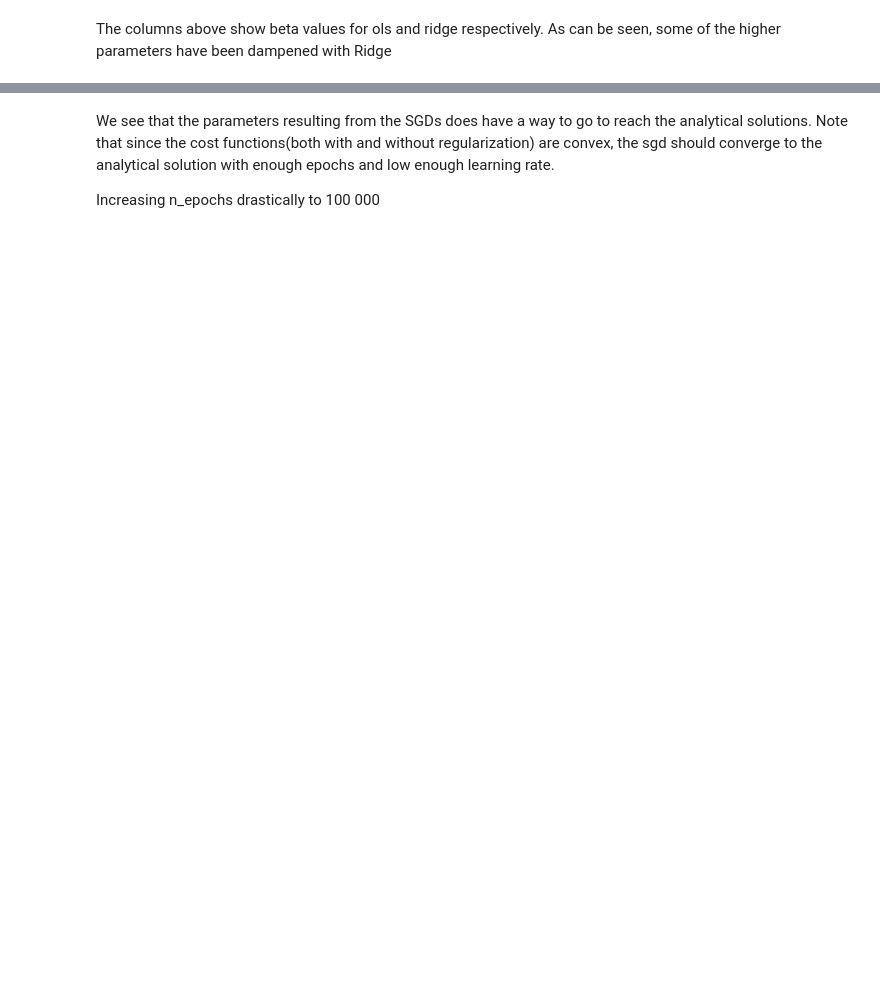
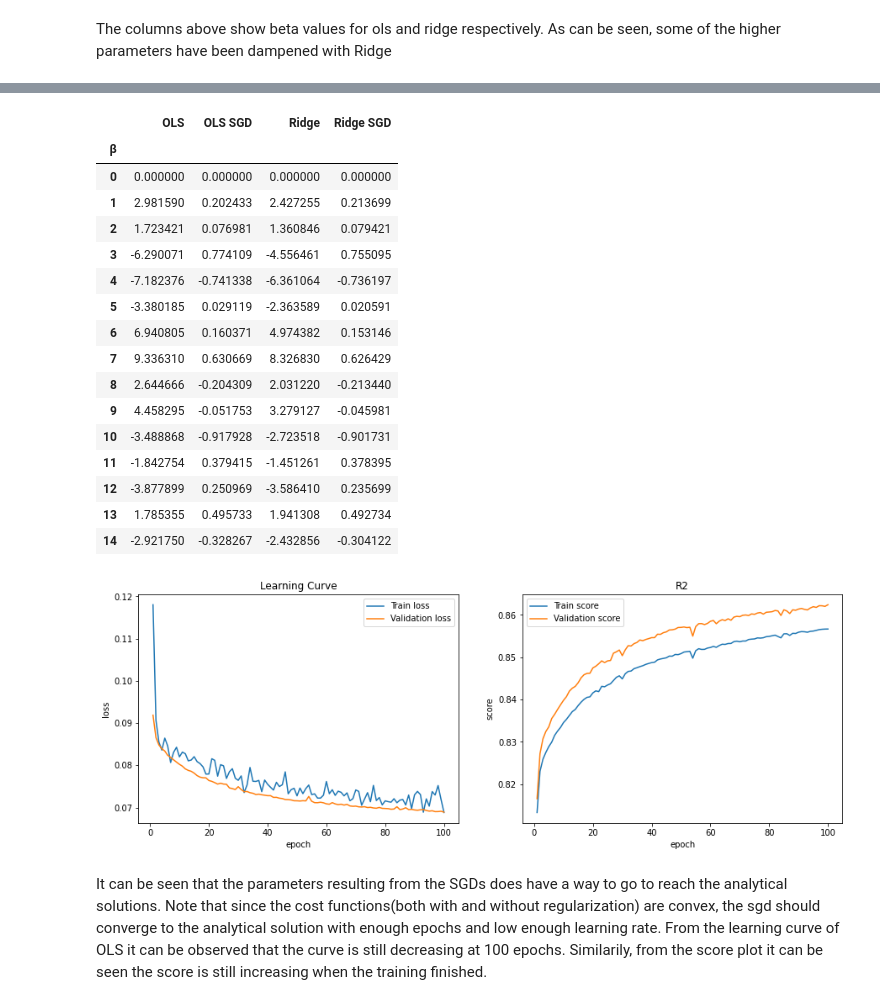
Before and after one commit to oliverif/FYS-STK4155-project2, a Jupyter notebook: notebooks/Reports/Part a.ipynb, the cells around one changed output, grey strips where cells are left out. Cells and saved outputs as stored; diff of their text form; code cells hidden in the pictures; blank space fills up the shorter version.

```diff
--- a/notebooks/Reports/Part a.ipynb
+++ b/notebooks/Reports/Part a.ipynb
@@ -156,4 +134,71 @@ OLS SGD         Ridge SGD   OLS         Ridge
+# %%
+from src.modelling.linreg import SGD_linreg
+import pandas as pd
+import matplotlib.pyplot as plt
+np.set_printoptions(suppress=True)
+
+X, z = create_dataset('../../data/raw/SRTM_data_Norway_1.tif',degree=4)
+X_train, X_test, z_train, z_test = train_test_split(X,z, test_size=0.2)
+X_scl = StandardScaler().fit(X_train)
+z_scl = StandardScaler().fit(z_train)
+X_train = X_scl.transform(X_train)
+X_test = X_scl.transform(X_test)
+z_train = z_scl.transform(z_train)
+z_test = z_scl.transform(z_test)
+
+ols =LinReg(regularization = None).fit(X_train,z_train)
+ridge = LinReg(regularization = 'l2', lmb = lmb).fit(X_train,z_train)
+
+lmb = 0.1
+batch_size = 64
+n_epochs = 100
+lr0 = 0.01
+#initialize SGD linreg
+sgd_ols = SGD_linreg(regularization = None,
+                     momentum= 0,
+                     lr0=lr0,
+                     batch_size = batch_size,
+                     n_epochs = n_epochs,
+                     )
+sgd_ridge = SGD_linreg(regularization = 'l2',lmb=0.001,
+                       momentum= 0,
+                       lr0=lr0,
+                       batch_size = batch_size,
+                       n_epochs = n_epochs
+                       )
+
+#Fit sgd optimizer
+sgd_ols.fit(X_train,z_train)
+sgd_ridge.fit(X_train,z_train)
+
+#Print parameters
+df = pd.DataFrame(np.column_stack((ols.beta,sgd_ols.beta,ridge.beta,sgd_ridge.beta)),
+                  columns=['OLS','OLS SGD', 'Ridge','Ridge SGD'])
+df.index.name = 'β'
+
+fig,(ax1,ax2) =plt.subplots(1,2)
+fig.set_size_inches(15,5)
+sgd_ols.plot_loss('Learning Curve',ax1)
+sgd_ols.plot_score('R2',ax2)
+df
+# %% [output]
+|  | OLS | OLS SGD | Ridge | Ridge SGD |
+| β |  |  |  |  |
+| 0 | 0.000000 | 0.000000 | 0.000000 | 0.000000 |
+| 1 | 2.981590 | 0.202433 | 2.427255 | 0.213699 |
+| 2 | 1.723421 | 0.076981 | 1.360846 | 0.079421 |
+| 3 | -6.290071 | 0.774109 | -4.556461 | 0.755095 |
+| 4 | -7.182376 | -0.741338 | -6.361064 | -0.736197 |
+| 5 | -3.380185 | 0.029119 | -2.363589 | 0.020591 |
+| 6 | 6.940805 | 0.160371 | 4.974382 | 0.153146 |
+| 7 | 9.336310 | 0.630669 | 8.326830 | 0.626429 |
+| 8 | 2.644666 | -0.204309 | 2.031220 | -0.213440 |
+| 9 | 4.458295 | -0.051753 | 3.279127 | -0.045981 |
+| 10 | -3.488868 | -0.917928 | -2.723518 | -0.901731 |
+| 11 | -1.842754 | 0.379415 | -1.451261 | 0.378395 |
+| 12 | -3.877899 | 0.250969 | -3.586410 | 0.235699 |
+| 13 | 1.785355 | 0.495733 | 1.941308 | 0.492734 |
+| 14 | -2.921750 | -0.328267 | -2.432856 | -0.304122 |
+[figure, added]
 # %% [markdown]
-We see that the parameters resulting from the SGDs does have a way to go to reach the analytical solutions. Note that since the cost functions(both with and without regularization) are convex, the sgd should converge to the analytical solution with enough epochs and low enough learning rate.
-
-Increasing n_epochs drastically to 100 000
+It can be seen that the parameters resulting from the SGDs does have a way to go to reach the analytical solutions. Note that since the cost functions(both with and without regularization) are convex, the sgd should converge to the analytical solution with enough epochs and low enough learning rate. From the learning curve of OLS it can be observed that the curve is still decreasing at 100 epochs. Similarily, from the score plot it can be seen the score is still increasing when the training finished.
```
Also changed, not shown: parts of 25 cells of this notebook, 5 other files.
